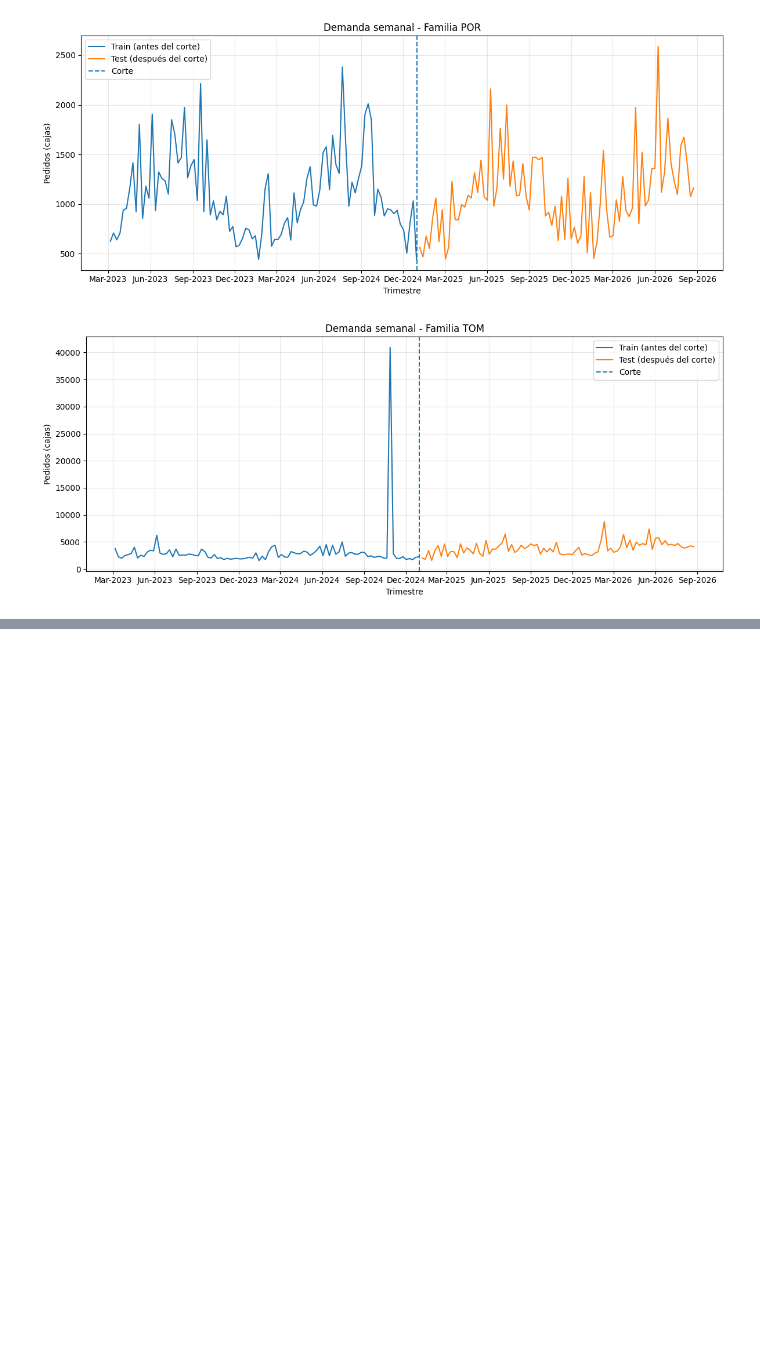
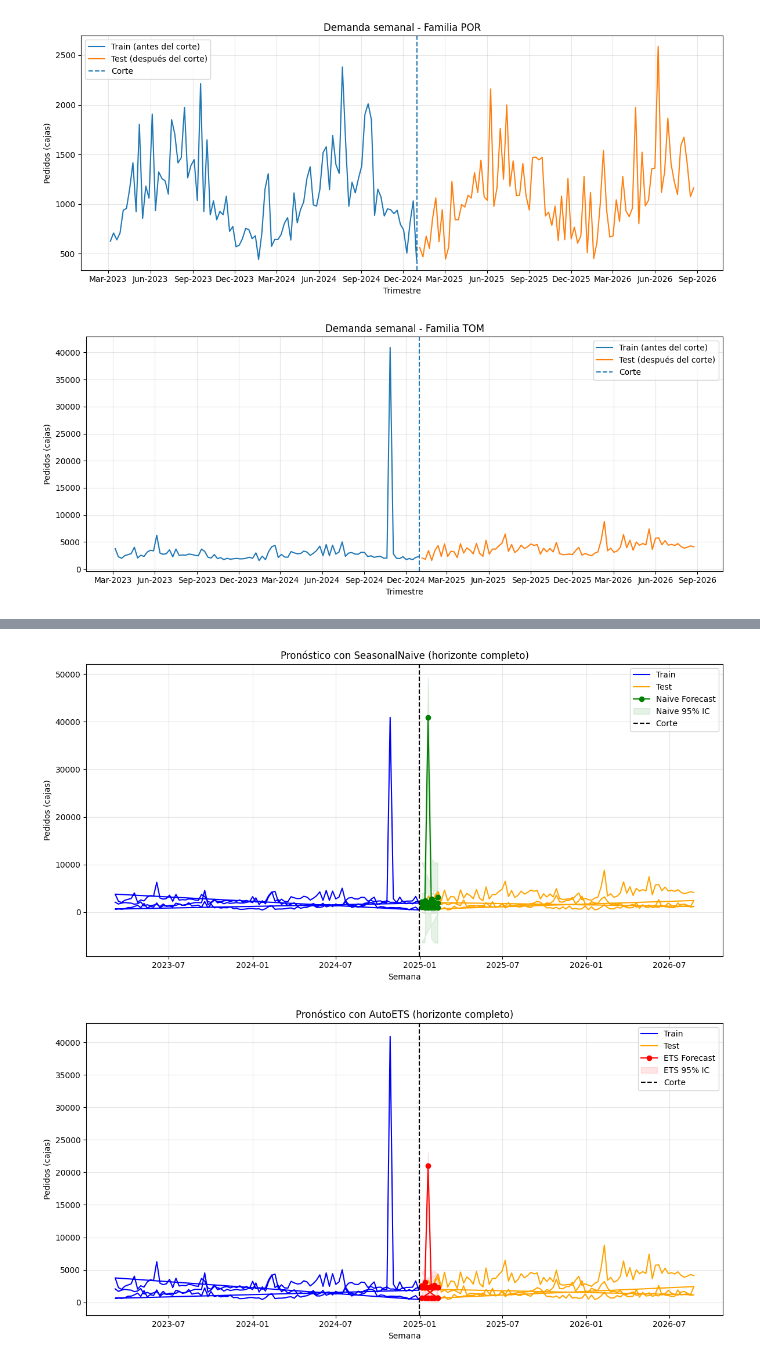
Before and after one commit to BenjaminOrtizO/Estudio, a Jupyter notebook: EjercicioPPTPronostico.ipynb, the cells around one changed output, grey strips where cells are left out. Saved outputs shown, nothing was run; the diff lists cells and outputs as text; code cells hidden in the pictures; blank space fills up the shorter version.

```diff
--- a/EjercicioPPTPronostico.ipynb
+++ b/EjercicioPPTPronostico.ipynb
@@ -166,0 +277,35 @@ fc=sf.predict(h=6,level=[80, 95]) #punto+intervalos80/95%
+# %%
+# Gráfico 1: SeasonalNaive a lo largo de todo el horizonte
+plt.figure(figsize=(12,6))
+plt.plot(df_train['ds'], df_train['y'], label='Train', color='blue')
+plt.plot(df_test['ds'], df_test['y'], label='Test', color='orange')
+plt.plot(fc['ds'], fc['SeasonalNaive'], label='Naive Forecast', color='green', marker='o')
+plt.fill_between(fc['ds'], fc['SeasonalNaive-lo-95'], fc['SeasonalNaive-hi-95'],
+                 color='green', alpha=0.1, label='Naive 95% IC')
+plt.axvline(corte, color='black', linestyle='--', label='Corte')
+plt.title("Pronóstico con SeasonalNaive (horizonte completo)")
+plt.xlabel("Semana")
+plt.ylabel("Pedidos (cajas)")
+plt.legend()
+plt.grid(alpha=0.3)
+plt.tight_layout()
+plt.show()
+
+# Gráfico 2: AutoETS a lo largo de todo el horizonte
+plt.figure(figsize=(12,6))
+plt.plot(df_train['ds'], df_train['y'], label='Train', color='blue')
+plt.plot(df_test['ds'], df_test['y'], label='Test', color='orange')
+plt.plot(fc['ds'], fc['AutoETS'], label='ETS Forecast', color='red', marker='o')
+plt.fill_between(fc['ds'], fc['AutoETS-lo-95'], fc['AutoETS-hi-95'],
+                 color='red', alpha=0.1, label='ETS 95% IC')
+plt.axvline(corte, color='black', linestyle='--', label='Corte')
+plt.title("Pronóstico con AutoETS (horizonte completo)")
+plt.xlabel("Semana")
+plt.ylabel("Pedidos (cajas)")
+plt.legend()
+plt.grid(alpha=0.3)
+plt.tight_layout()
+plt.show()
+# %% [output]
+[figure, added]
+[figure, added]
```
Also changed, not shown: parts of 9 cells of this notebook.
